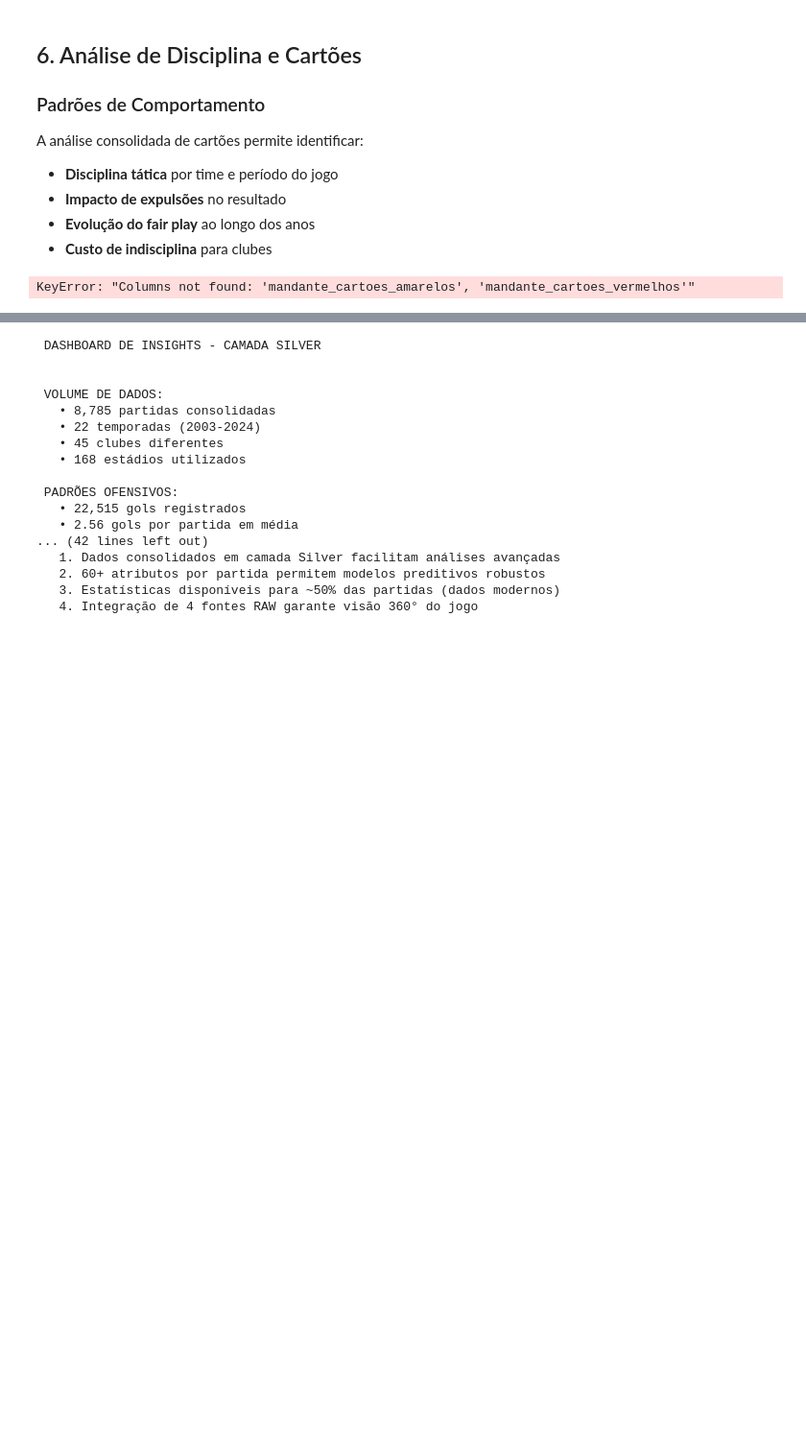
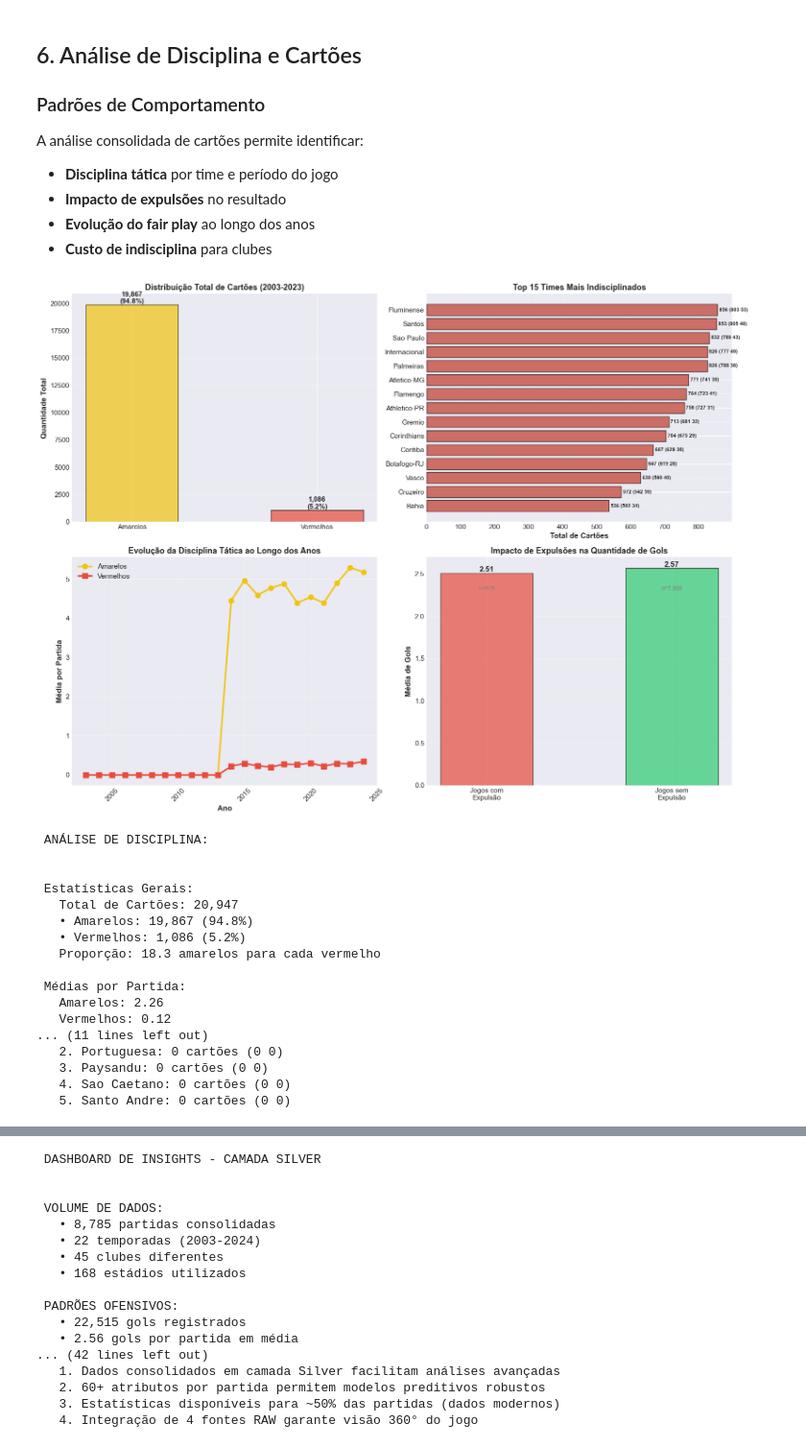
Before and after one commit to Nicollaxs/Campeonato-Brasileiro-de-futebol, a Jupyter notebook: Data Layer/silver/analytics.ipynb, the cells around one changed output, grey strips where cells are left out. Shown at 96% size. Drawn from its saved outputs; the diff is of its cells as text; code cells hidden in the pictures; blank space fills up the shorter version.

```diff
--- a/Data Layer/silver/analytics.ipynb
+++ b/Data Layer/silver/analytics.ipynb
@@ -739,7 +850,11 @@ A análise consolidada de cartões permite identificar:
 - **Evolução do fair play** ao longo dos anos
 - **Custo de indisciplina** para clubes
 # %%
-# Análise consolidada de disciplina
+import pandas as pd
+import matplotlib.pyplot as plt
+
+# --- 1. Análise consolidada de disciplina ---
+# Nota: As colunas de "total" parecem estar no plural na sua base
 total_amarelos = df['total_cartoes_amarelos'].sum()
 total_vermelhos = df['total_cartoes_vermelhos'].sum()
 total_cartoes_geral = df['total_cartoes'].sum()
@@ -748,7 +863,7 @@ media_amarelos = df['total_cartoes_amarelos'].mean()
 media_vermelhos = df['total_cartoes_vermelhos'].mean()
 media_cartoes = df['total_cartoes'].mean()
 
-# Evolução da disciplina por ano
+# --- 2. Evolução da disciplina por ano ---
 disciplina_anual = df.groupby('ano').agg({
     'total_cartoes_amarelos': 'sum',
     'total_cartoes_vermelhos': 'sum',
@@ -759,29 +874,30 @@ disciplina_anual = df.groupby('ano').agg({
 disciplina_anual['media_amarelos'] = (disciplina_anual['total_cartoes_amarelos'] / disciplina_anual['partidas']).round(2)
 disciplina_anual['media_vermelhos'] = (disciplina_anual['total_cartoes_vermelhos'] / disciplina_anual['partidas']).round(2)
 
-# Ranking de times mais disciplinados
-cartoes_mandante = df.groupby('mandante')[['mandante_cartoes_amarelos', 'mandante_cartoes_vermelhos']].sum()
-cartoes_visitante = df.groupby('visitante')[['visitante_cartoes_amarelos', 'visitante_cartoes_vermelhos']].sum()
+# --- 3. Ranking de times mais disciplinados (CORRIGIDO AQUI) ---
+# Usando o singular: 'cartao_amarelo' e 'cartao_vermelho'
+cartoes_mandante = df.groupby('mandante')[['mandante_cartao_amarelo', 'mandante_cartao_vermelho']].sum()
+cartoes_visitante = df.groupby('visitante')[['visitante_cartao_amarelo', 'visitante_cartao_vermelho']].sum()
 
 cartoes_por_time = pd.DataFrame({
-    'Amarelos': cartoes_mandante['mandante_cartoes_amarelos'].add(cartoes_visitante['visitante_cartoes_amarelos'], fill_value=0),
-    'Vermelhos': cartoes_mandante['mandante_cartoes_vermelhos'].add(cartoes_visitante['visitante_cartoes_vermelhos'], fill_value=0)
+    'Amarelos': cartoes_mandante['mandante_cartao_amarelo'].add(cartoes_visitante['visitante_cartao_amarelo'], fill_value=0),
+    'Vermelhos': cartoes_mandante['mandante_cartao_vermelho'].add(cartoes_visitante['visitante_cartao_vermelho'], fill_value=0)
 }).fillna(0).astype(int)
 
 cartoes_por_time['Total'] = cartoes_por_time['Amarelos'] + cartoes_por_time['Vermelhos']
 cartoes_por_time = cartoes_por_time.sort_values('Total', ascending=False)
 
-# Análise de impacto de expulsões
+# --- 4. Análise de impacto de expulsões ---
 df_com_expulsao = df[df['total_cartoes_vermelhos'] > 0].copy()
 df_sem_expulsao = df[df['total_cartoes_vermelhos'] == 0].copy()
 
 media_gols_com_expulsao = df_com_expulsao['total_gols'].mean()
 media_gols_sem_expulsao = df_sem_expulsao['total_gols'].mean()
 
-# Visualizações
+# --- 5. Visualizações ---
 fig, axes = plt.subplots(2, 2, figsize=(16, 12))
 
-# 1. Distribuição de cartões
+# Gráfico 1: Distribuição de cartões
 categorias_cartoes = ['Amarelos', 'Vermelhos']
 totais_cartoes = [total_amarelos, total_vermelhos]
 cores_cartoes = ['#f1c40f', '#e74c3c']
@@ -797,7 +913,7 @@ for bar, valor in zip(bars1, totais_cartoes):
     axes[0, 0].text(bar.get_x() + bar.get_width()/2., height,
                    f'{valor:,}\n({pct:.1f}%)', ha='center', va='bottom', fontweight='bold', fontsize=11)
 
-# 2. Evolução da disciplina
+# Gráfico 2: Evolução da disciplina
 axes[1, 0].plot(disciplina_anual.index, disciplina_anual['media_amarelos'],
                marker='o', color='#f1c40f', linewidth=2.5, markersize=8, label='Amarelos')
 axes[1, 0].plot(disciplina_anual.index, disciplina_anual['media_vermelhos'],
@@ -809,7 +925,7 @@ axes[1, 0].grid(True, alpha=0.3)
 axes[1, 0].legend()
 axes[1, 0].tick_params(axis='x', rotation=45)
 
-# 3. Top 15 times mais indisciplinados
+# Gráfico 3: Top 15 times mais indisciplinados
 top_15_cartoes = cartoes_por_time.head(15)
 
 axes[0, 1].barh(range(len(top_15_cartoes)), top_15_cartoes['Total'].values, color='#c0392b', edgecolor='black', alpha=0.7)
@@ -824,7 +940,7 @@ for i, (amarelos, vermelhos, total) in enumerate(zip(top_15_cartoes['Amarelos'],
     axes[0, 1].text(total + 5, i, f'{total:,} ({amarelos} {vermelhos})',
                    va='center', fontweight='bold', fontsize=8)
 
-# 4. Impacto de expulsões nos gols
+# Gráfico 4: Impacto de expulsões nos gols
 categorias_impacto = ['Jogos com\nExpulsão', 'Jogos sem\nExpulsão']
 medias_gols = [media_gols_com_expulsao, media_gols_sem_expulsao]
 
@@ -845,37 +961,56 @@ axes[1, 1].text(1, max(medias_gols) * 0.9, f'n={len(df_sem_expulsao):,}', ha='ce
 plt.tight_layout()
 plt.show()
 
+# --- Prints Finais ---
 print("\n ANÁLISE DE DISCIPLINA: \n")
 
 print(f"\n Estatísticas Gerais:")
 print(f"   Total de Cartões: {total_cartoes_geral:,}")
 print(f"   • Amarelos: {total_amarelos:,} ({total_amarelos/total_cartoes_geral*100:.1f}%)")
 print(f"   • Vermelhos: {total_vermelhos:,} ({total_vermelhos/total_cartoes_geral*100:.1f}%)")
-print(f"   Proporção: {total_amarelos/total_vermelhos:.1f} amarelos para cada vermelho")
+if total_vermelhos > 0:
+    print(f"   Proporção: {total_amarelos/total_vermelhos:.1f} amarelos para cada vermelho")
 
 print(f"\n Médias por Partida:")
 print(f"   Amarelos: {media_amarelos:.2f}")
 print(f"   Vermelhos: {media_vermelhos:.2f}")
 print(f"   Total: {media_cartoes:.2f}")
 
 print(f"\n Impacto de Expulsões:")
 print(f"   Jogos com expulsão: {len(df_com_expulsao):,} ({len(df_com_expulsao)/len(df)*100:.1f}%)")
 print(f"   Média de gols (com expulsão): {media_gols_com_expulsao:.2f}")
 print(f"   Média de gols (sem expulsão): {media_gols_sem_expulsao:.2f}")
 diferenca_gols = media_gols_com_expulsao - media_gols_sem_expulsao
 if diferenca_gols > 0:
     print(f"    Jogos com expulsão têm {diferenca_gols:.2f} gols a mais em média")
-    print(f"   → Expulsões aumentam espaços e oportunidades ofensivas")
+    print(f"    → Expulsões aumentam espaços e oportunidades ofensivas")
 else:
     print(f"    Jogos com expulsão têm {abs(diferenca_gols):.2f} gols a menos em média")
-    print(f"   → Time com 10 jogadores adota postura mais defensiva")
+    print(f"    → Time com 10 jogadores adota postura mais defensiva")
 
 print(f"\n Times Mais Disciplinados (menos cartões):")
 top_5_disciplinados = cartoes_por_time.tail(5).sort_values('Total')
 for idx, (time, dados) in enumerate(top_5_disciplinados.iterrows(), 1):
     print(f"   {idx}. {time}: {dados['Total']} cartões ({dados['Amarelos']} {dados['Vermelhos']})")
 # %% [output]
+[figure, added]
-KeyError: "Columns not found: 'mandante_cartoes_amarelos', 'mandante_cartoes_vermelhos'"
+ ANÁLISE DE DISCIPLINA:
+
+
+ Estatísticas Gerais:
+   Total de Cartões: 20,947
+   • Amarelos: 19,867 (94.8%)
+   • Vermelhos: 1,086 (5.2%)
+   Proporção: 18.3 amarelos para cada vermelho
+
+ Médias por Partida:
+   Amarelos: 2.26
+   Vermelhos: 0.12
+... (11 lines left out)
+   2. Portuguesa: 0 cartões (0 0)
+   3. Paysandu: 0 cartões (0 0)
+   4. Sao Caetano: 0 cartões (0 0)
+   5. Santo Andre: 0 cartões (0 0)
 # %% [markdown]
 ## 7. Síntese Estratégica - Insights de Negócio
 
```
Also changed, not shown: parts of 4 cells of this notebook.
